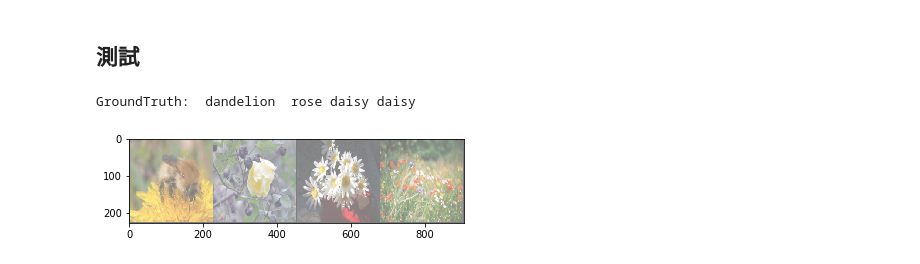
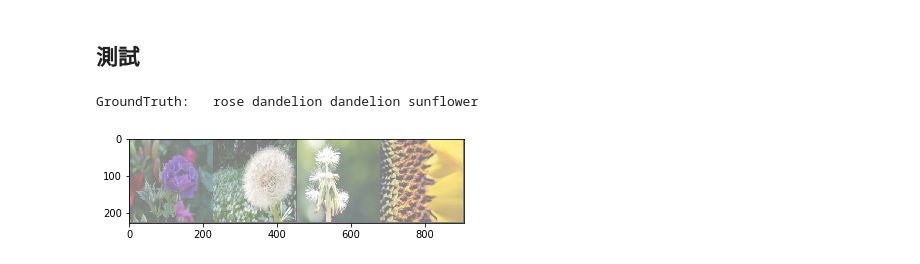
Before and after one commit to Xi-Plus/NKUST-Neural-Networks, a Jupyter notebook: final-1/final_1_CNN_VGG.ipynb, the cells around one changed output. Drawn from its saved outputs; the diff is of its cells as text; code cells hidden in the pictures.

```diff
--- a/final-1/final_1_CNN_VGG.ipynb
+++ b/final-1/final_1_CNN_VGG.ipynb
@@ -98,3 +97,8 @@ Transform: Compose(
                Resize(size=(224, 224), interpolation=PIL.Image.BILINEAR)
                ToTensor()
            )
+# %%
+train_size = int(0.9 * len(flowers_dataset))
+test_size = len(flowers_dataset) - train_size
+print(len(flowers_dataset), train_size, test_size)
+train_dataset, test_dataset = torch.utils.data.random_split(flowers_dataset, [train_size, test_size])
@@ -101,3 +107,6 @@ Transform: Compose(
+# %%
+train_loader = DataLoader(dataset = train_dataset, batch_size = batch_size, shuffle = True)
+test_loader = DataLoader(dataset = test_dataset, batch_size = batch_size, shuffle = True)
 # %% [markdown]
 ## 主程式
 # %%
@@ -163,20 +174,20 @@ epoch [10-34/10], loss:0.1861
 # %% [markdown]
 ## 測試
 # %%
-dataiter = iter(train_loader)
+dataiter = iter(test_loader)
 images, labels = dataiter.next()
 
 def imshow(img):
     img = img / 2 + 0.5     # unnormalize
     npimg = img.numpy()
     plt.imshow(np.transpose(npimg, (1, 2, 0)))
 
 # print images
 imshow(torchvision.utils.make_grid(images[:4]))
 print('GroundTruth: ', ' '.join('%5s' % flowers_dataset.classes[labels[j]] for j in range(4)))
 # %% [output]
-GroundTruth:  dandelion  rose daisy daisy
+GroundTruth:   rose dandelion dandelion sunflower
-[figure, old version]
+[figure, new version]
 # %%
 image = image.cuda()
 label = label.cuda()
```
Also changed, not shown: parts of 6 cells of this notebook.
